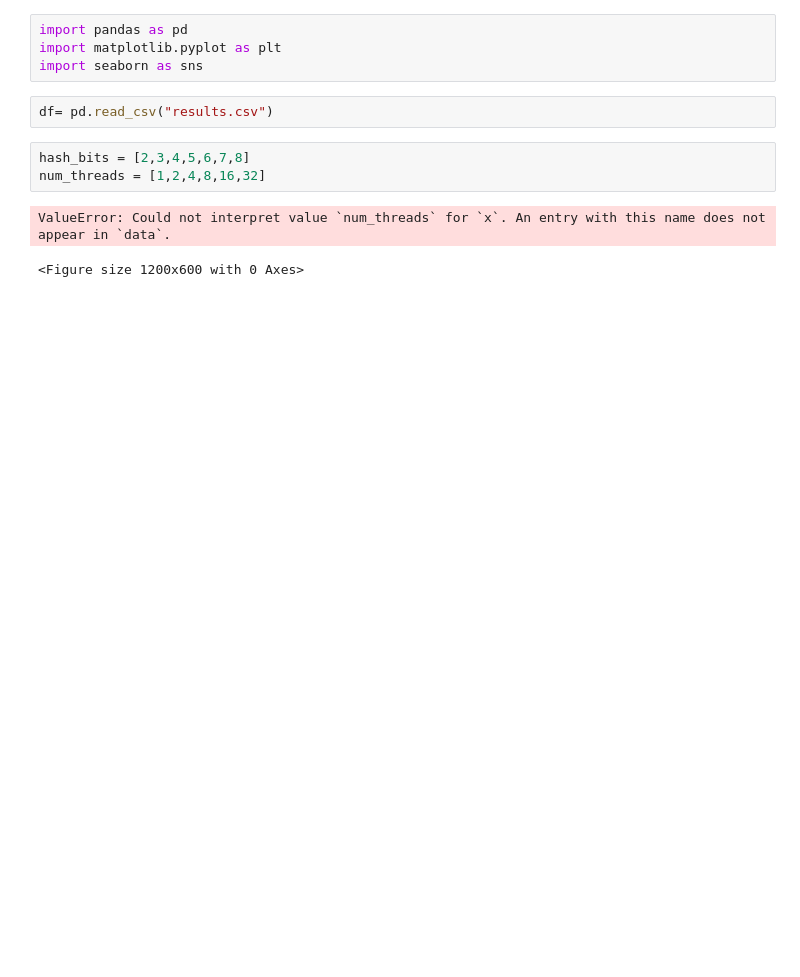
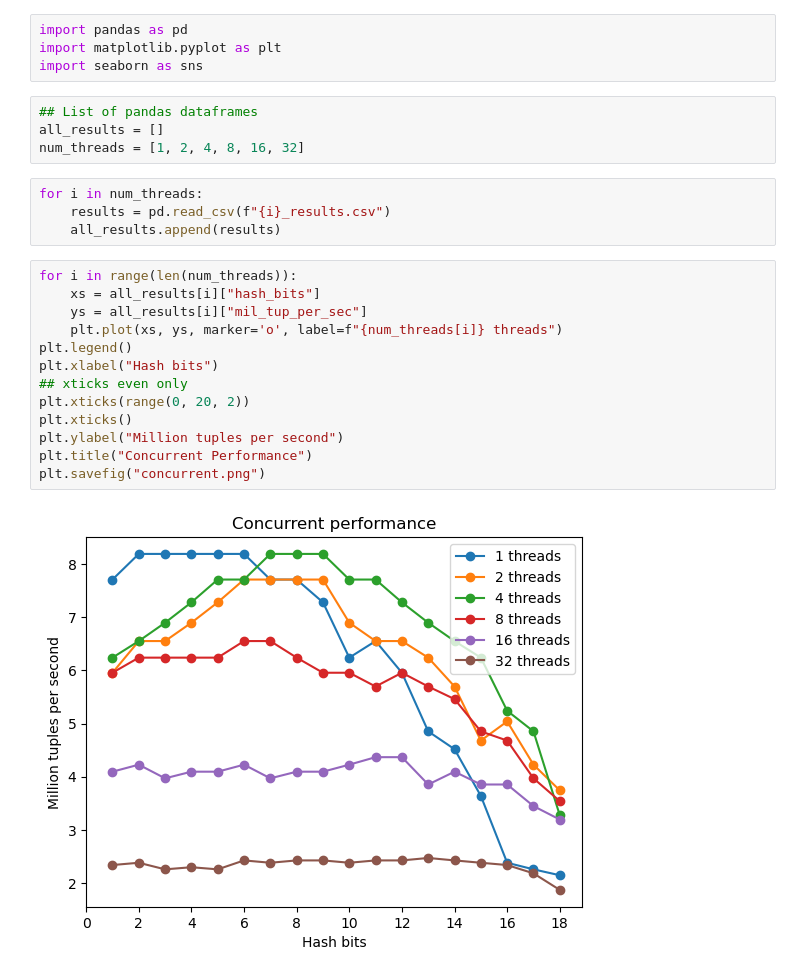
Before and after one commit to xXPinkmagicXx/csp, a Jupyter notebook: graph.ipynb, the cells around one changed output. Saved outputs shown, nothing was run; the diff lists cells and outputs as text; blank space fills up the shorter version.

Commit message:
Working on results

```diff
--- a/graph.ipynb
+++ b/graph.ipynb
@@ -2,11 +2,26 @@
 import pandas as pd
 import matplotlib.pyplot as plt
 import seaborn as sns
-# %%
-df= pd.read_csv("results.csv")
 # %%
-hash_bits = [2,3,4,5,6,7,8]
-num_threads = [1,2,4,8,16,32]
+## List of pandas dataframes
+all_results = []
+num_threads = [1, 2, 4, 8, 16, 32]
-# %% [output]
-ValueError: Could not interpret value `num_threads` for `x`. An entry with this name does not appear in `data`.
-<Figure size 1200x600 with 0 Axes>
+# %%
+for i in num_threads:
+    results = pd.read_csv(f"{i}_results.csv")
+    all_results.append(results)
+# %%
+for i in range(len(num_threads)):
+    xs = all_results[i]["hash_bits"]
+    ys = all_results[i]["mil_tup_per_sec"]
+    plt.plot(xs, ys, marker='o', label=f"{num_threads[i]} threads")
+plt.legend()
+plt.xlabel("Hash bits")
+## xticks even only
+plt.xticks(range(0, 20, 2))
+plt.xticks()
+plt.ylabel("Million tuples per second")
+plt.title("Concurrent Performance")
+plt.savefig("concurrent.png")
+# %% [output]
+[figure, added]
```
Also changed, not shown: 16 other files.
